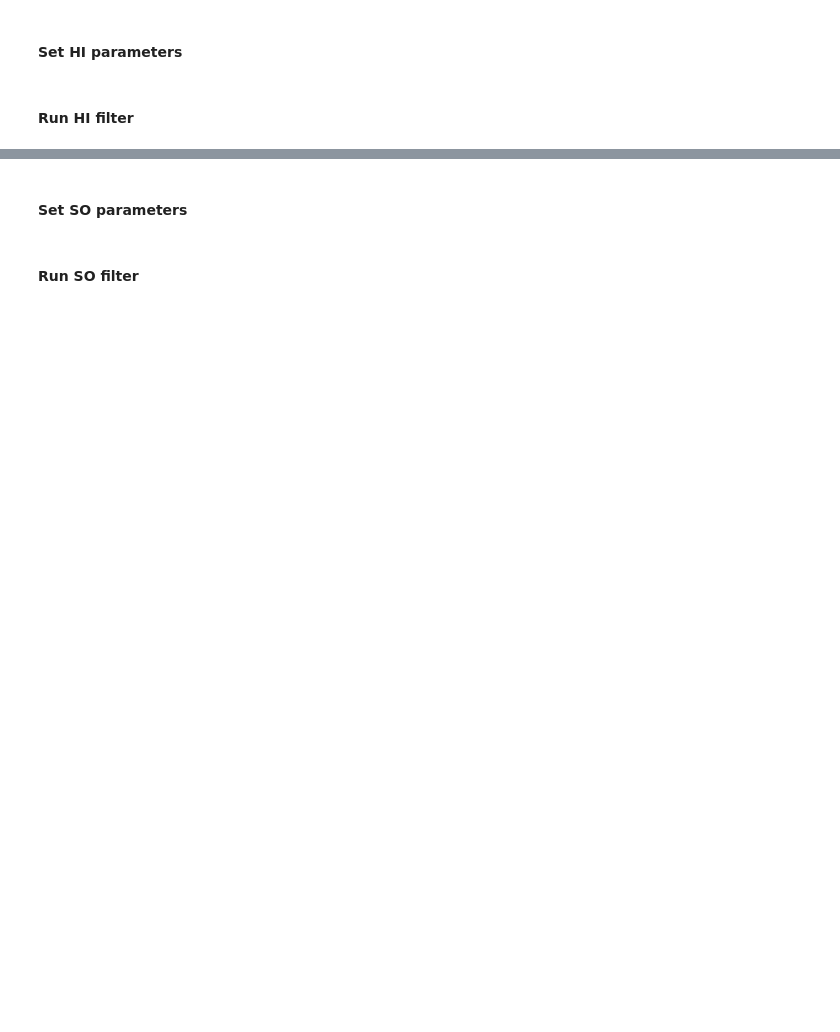
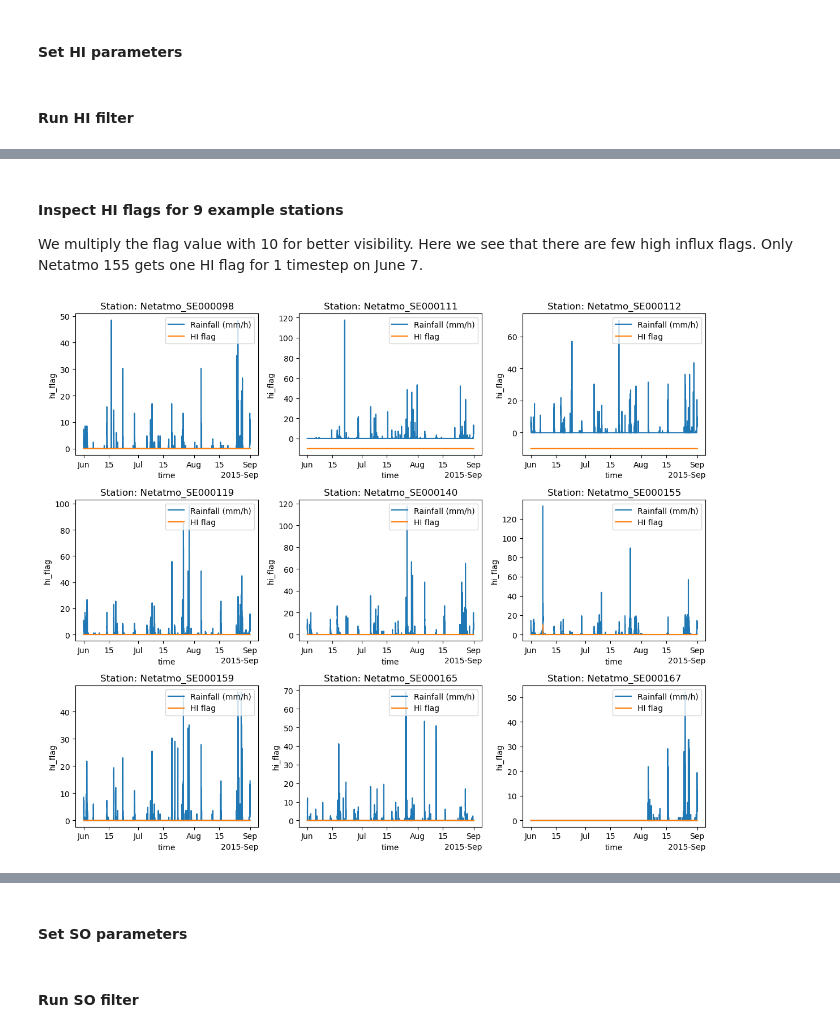
Before and after one commit to lepetersson/OpenMRG2, a Jupyter notebook: Quality_Control_PWS.ipynb, the cells around one changed output, grey strips where cells are left out. Saved outputs shown, nothing was run; the diff lists cells and outputs as text; code cells hidden in the pictures; blank space fills up the shorter version.

```diff
--- a/Quality_Control_PWS.ipynb
+++ b/Quality_Control_PWS.ipynb
@@ -116,5 +185,5 @@ n_stat = 3
 # %%
 %%time
 
-ds_pws_filtered = pypwsqc.flagging.hi_filter(ds_pws, hi_thres_a, hi_thres_b, nint, n_stat, distance_matrix, max_distance)  # TODO: update
+ds_pws_flagged = flagging.hi_filter(ds_pws, hi_thres_a, hi_thres_b, nint, n_stat, distance_matrix, max_distance)  # TODO: update
 # %% [output]
@@ -124,0 +192,19 @@ ds_pws_filtered.to_netcdf('FZ_HI_filtered_nstat_3.nc')
+# %% [markdown]
+#### Inspect HI flags for 9 example stations
+We multiply the flag value with 10 for better visibility. Here we see that there are few high influx flags. Only Netatmo 155 gets one HI flag for 1 timestep on June 7.
+# %%
+fig, axes = plt.subplots(3, 3, figsize=(12, 10), sharex=False, sharey=False)
+axes = axes.flatten()
+
+for j, i in enumerate(np.arange(10, 19)):
+    ax = axes[j]
+    (ds_pws_flagged.rainfall.isel(id=i) * 12).plot(ax=ax, label="Rainfall (mm/h)")
+    (ds_pws_flagged.hi_flag.isel(id=i) * 10).plot(ax=ax, label="HI flag")
+    ax.legend(loc = "upper right")
+    station_name = ds_pws_flagged.id.values[i]
+    ax.set_title(f"Station: {station_name}")
+
+plt.tight_layout()
+plt.show()
+# %% [output]
+[figure, added]
```
Also changed, not shown: parts of 43 cells of this notebook.
